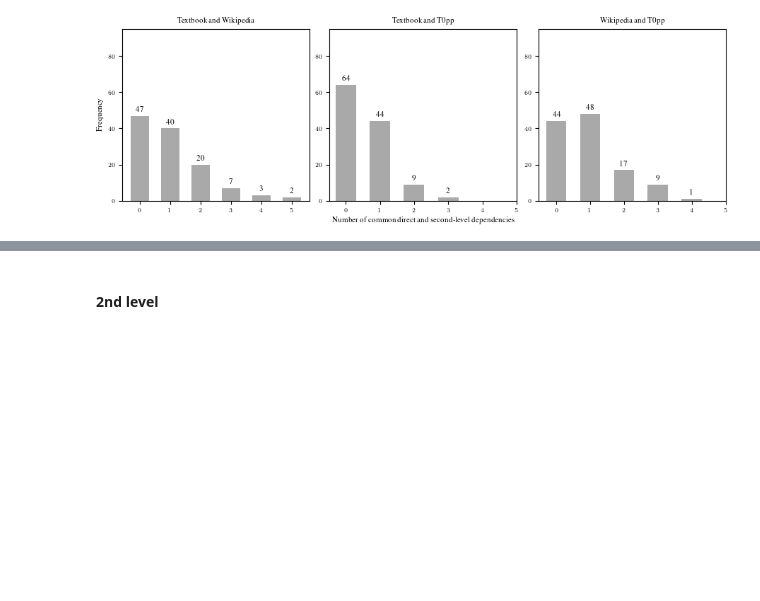
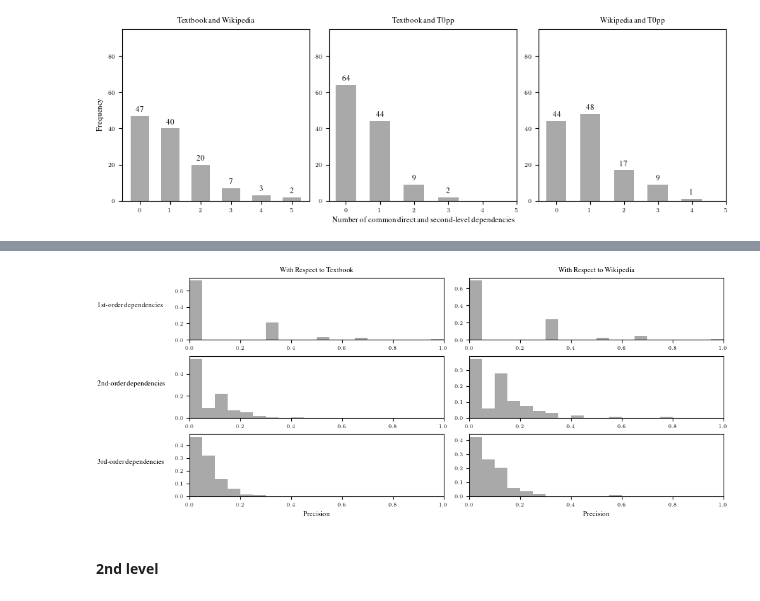
Before and after one commit to mlcolab/learning-dependencies, a Jupyter notebook: exp/22_Metrics.ipynb, the cells around one changed output, grey strips where cells are left out. Saved outputs shown, nothing was run; the diff lists cells and outputs as text; code cells hidden in the pictures; blank space fills up the shorter version.

```diff
--- a/exp/22_Metrics.ipynb
+++ b/exp/22_Metrics.ipynb
@@ -345 +279,47 @@ plt.show()
+# %%
+deps_filt = deps.loc[filter]
+
+figs, ax = plt.subplots(3, 2, figsize=(10,4))
+
+# 1st order
+ax[0,0].set_title("With Respect to Textbook")
+ax[0,0].hist(deps_filt['precision_tb_llm_llm_1'],bins=20, range = (0,1),color="darkgrey",
+             weights=np.ones(len(deps_filt['precision_tb_llm_llm_1'])) / len(deps_filt['precision_tb_llm_llm_1']))
+ax[0,0].set_xlim(0, 1)
+ax[0,0].set_ylabel('1st-order dependencies', rotation=0, labelpad=50)
+
+ax[0,1].set_title("With Respect to Wikipedia")
+ax[0,1].hist(deps_filt['precision_llm_wiki_llm_1'],bins=20, range = (0,1), color="darkgrey",
+             weights=np.ones(len(deps_filt['precision_llm_wiki_llm_1'])) / len(deps_filt['precision_llm_wiki_llm_1']))
+ax[0,1].set_xlim(0, 1)
+
+# 2nd order
+
+ax[1,0].hist(deps_filt['precision_tb_llm_llm_2'],bins=20, range = (0,1),color="darkgrey",
+             weights=np.ones(len(deps_filt['precision_tb_llm_llm_2'])) / len(deps_filt['precision_tb_llm_llm_2']))
+ax[1,0].set_xlim(0, 1)
+ax[1,0].set_ylabel('2nd-order dependencies', rotation=0, labelpad=50)
+
+ax[1,1].hist(deps_filt['precision_llm_wiki_llm_2'],bins=20, range = (0,1), color="darkgrey",
+             weights=np.ones(len(deps_filt['precision_llm_wiki_llm_2'])) / len(deps_filt['precision_llm_wiki_llm_2']))
+ax[1,1].set_xlim(0, 1)
+
+# 3rd order
+
+ax[2,0].hist(deps_filt['precision_tb_llm_llm_3'],bins=20, range = (0,1),color="darkgrey",
+             weights=np.ones(len(deps_filt['precision_tb_llm_llm_3'])) / len(deps_filt['precision_tb_llm_llm_3']))
+ax[2,0].set_xlim(0, 1)
+ax[2,0].set_ylabel('3rd-order dependencies', rotation=0, labelpad=50)
+
+ax[2,1].hist(deps_filt['precision_llm_wiki_llm_3'],bins=20, range = (0,1), color="darkgrey",
+             weights=np.ones(len(deps_filt['precision_llm_wiki_llm_3'])) / len(deps_filt['precision_llm_wiki_llm_3']))
+ax[2,1].set_xlim(0, 1)
+
+
+ax[2,0].set_xlabel('Precision')
+ax[2,1].set_xlabel('Precision')
+
+plt.show()
+# %% [output]
+[figure, added]
 # %%
```
Also changed, not shown: parts of 17 cells of this notebook, 4 other files.
